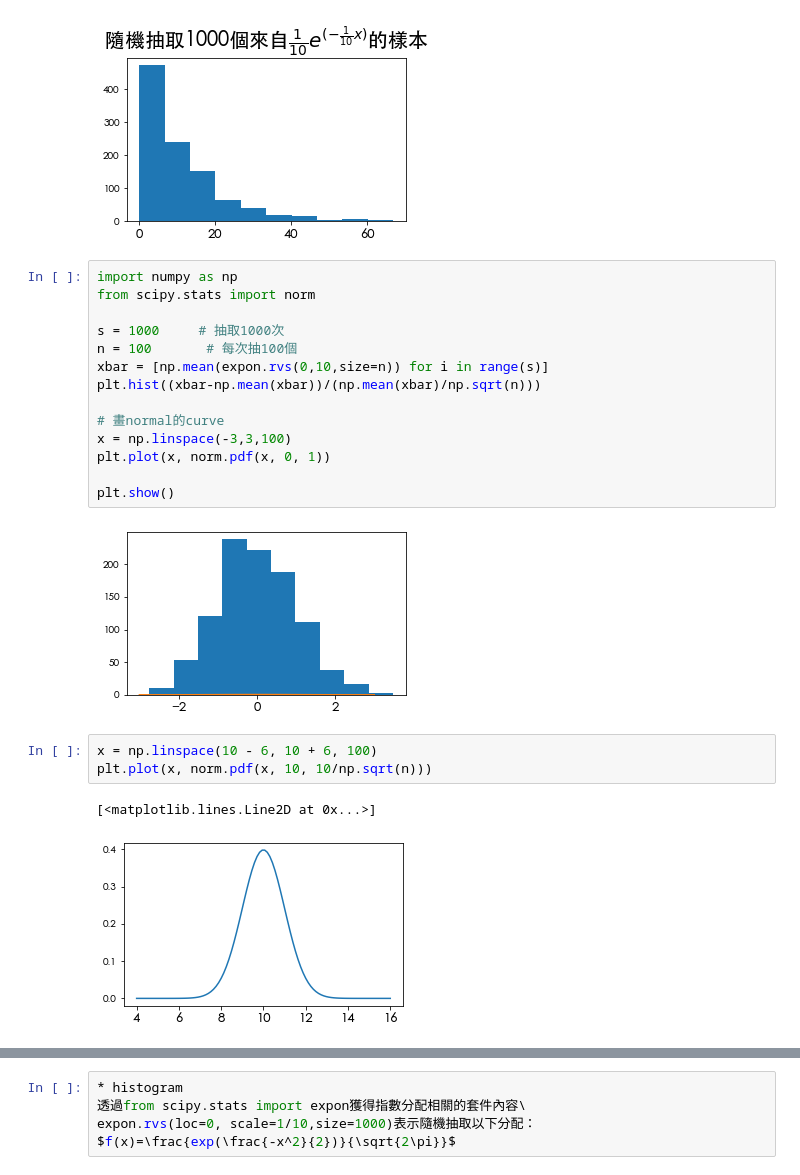
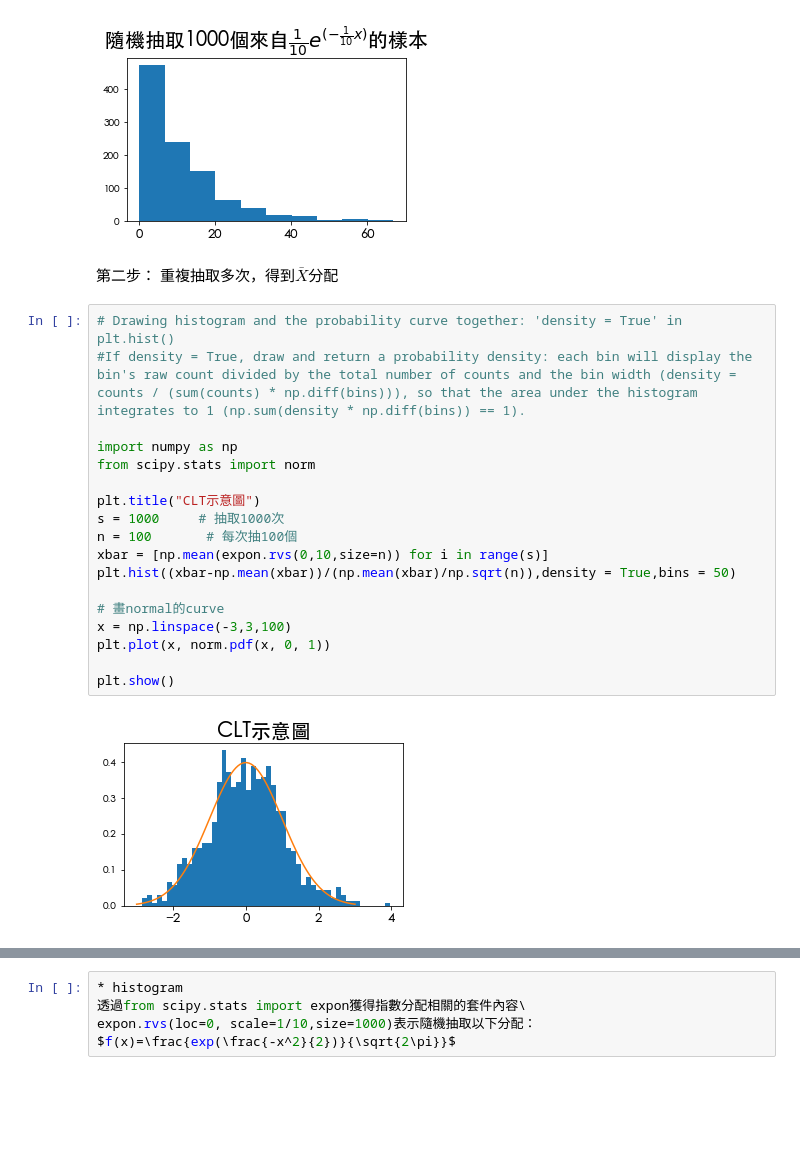
Before and after one commit to 105304039/110statistic_1, a Jupyter notebook: matplotlib(未完成).ipynb, the cells around one changed output, grey strips where cells are left out. Cells and saved outputs as stored; diff of their text form; blank space fills up the shorter version.

```diff
--- a/matplotlib(未完成).ipynb
+++ b/matplotlib(未完成).ipynb
@@ -179,26 +202,27 @@ plt.hist(r)
 plt.show()
 # %% [output]
 [figure]
+# %% [markdown]
+第二步：
+重複抽取多次，得到$\bar{X}$分配
 # %%
+# Drawing histogram and the probability curve together: 'density = True' in plt.hist()
+#If density = True, draw and return a probability density: each bin will display the bin's raw count divided by the total number of counts and the bin width (density = counts / (sum(counts) * np.diff(bins))), so that the area under the histogram integrates to 1 (np.sum(density * np.diff(bins)) == 1).
+
 import numpy as np
 from scipy.stats import norm
 
+plt.title("CLT示意圖")
 s = 1000     # 抽取1000次
 n = 100       # 每次抽100個
 xbar = [np.mean(expon.rvs(0,10,size=n)) for i in range(s)]
-plt.hist((xbar-np.mean(xbar))/(np.mean(xbar)/np.sqrt(n)))
+plt.hist((xbar-np.mean(xbar))/(np.mean(xbar)/np.sqrt(n)),density = True,bins = 50)
 
 # 畫normal的curve
 x = np.linspace(-3,3,100)
 plt.plot(x, norm.pdf(x, 0, 1))
 
 plt.show()
 # %% [output]
-[figure, old version]
+[figure, new version]
-# %%
-x = np.linspace(10 - 6, 10 + 6, 100)
-plt.plot(x, norm.pdf(x, 10, 10/np.sqrt(n)))
-# %% [output]
-[<matplotlib.lines.Line2D at 0x...>]
-[figure, removed]
 # %%
```
Also changed, not shown: parts of 18 cells of this notebook, 1 other file.
